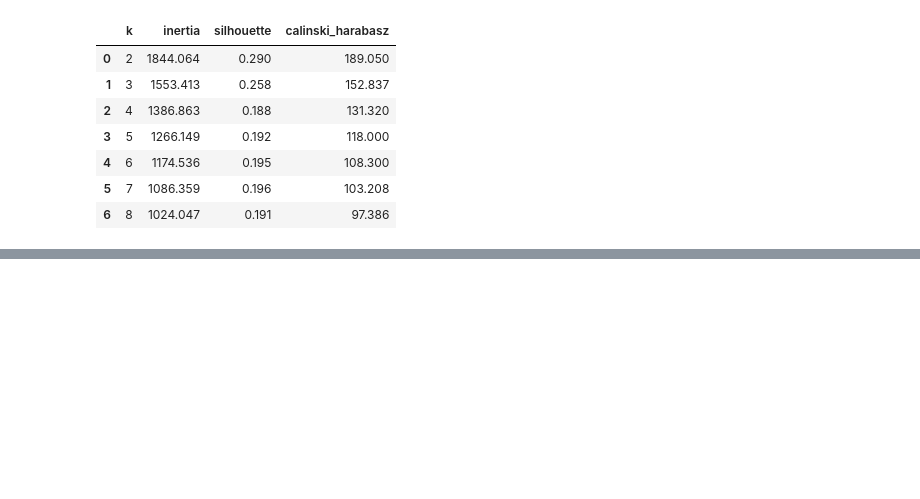
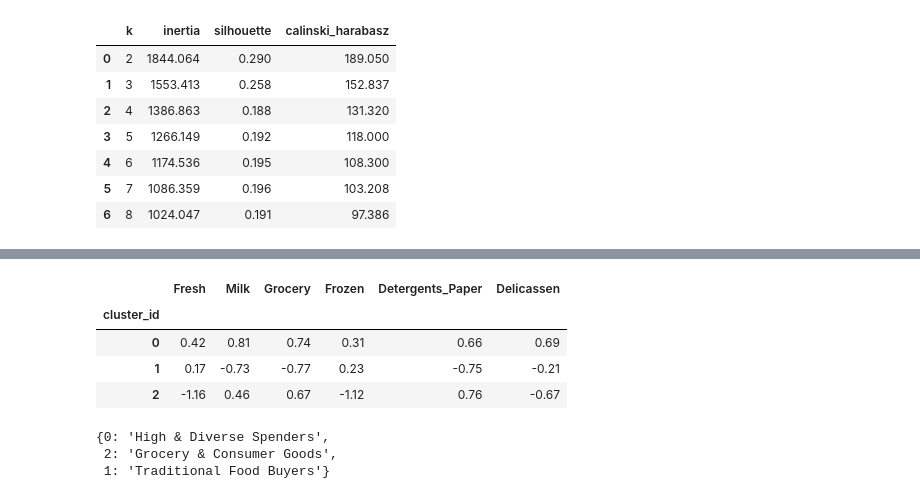
Before and after one commit to tandoan81194-dev/MachineLearning, a Jupyter notebook: K-means/Wholesale Customers - KMeans.ipynb, the cells around one changed output, grey strips where cells are left out. Cells and saved outputs as stored; diff of their text form; code cells hidden in the pictures; blank space fills up the shorter version.

```diff
--- a/K-means/Wholesale Customers - KMeans.ipynb
+++ b/K-means/Wholesale Customers - KMeans.ipynb
@@ -159,0 +170,40 @@ k được chọn sau khi cân bằng chất lượng và nhu cầu nghiệp v
+# %%
+kmeans = models[BUSINESS_K]
+cluster_id = kmeans.labels_
+df_segmented = df.copy()
+df_segmented["cluster_id"] = cluster_id
+
+cluster_centers_z = pd.DataFrame(kmeans.cluster_centers_, columns=FEATURES)
+cluster_centers_z.index.name = "cluster_id"
+cluster_centers_z.round(2)
+# %% [output]
+|  | Fresh | Milk | Grocery | Frozen | Detergents_Paper | Delicassen |
+| cluster_id |  |  |  |  |  |  |
+| 0 | 0.42 | 0.81 | 0.74 | 0.31 | 0.66 | 0.69 |
+| 1 | 0.17 | -0.73 | -0.77 | 0.23 | -0.75 | -0.21 |
+| 2 | -1.16 | 0.46 | 0.67 | -1.12 | 0.76 | -0.67 |
+# %%
+#  Stable mapping based on centroid features, independent of random cluster IDs.
+remaining = set(cluster_centers_z.index)
+high_spend_id = cluster_centers_z.mean(axis=1).idxmax()
+remaining.remove(high_spend_id)
+retail_score = (
+    cluster_centers_z["Grocery"] + cluster_centers_z["Detergents_Paper"]
+    - cluster_centers_z["Fresh"] - cluster_centers_z["Frozen"]
+)
+retail_id = retail_score.loc[list(remaining)].idxmax()
+remaining.remove(retail_id)
+fresh_food_id = remaining.pop()
+
+expert_label_map = {
+    int(high_spend_id): "High & Diverse Spenders",
+    int(retail_id): "Grocery & Consumer Goods",
+    int(fresh_food_id): "Traditional Food Buyers",
+}
+
+df_segmented["segment_label"] = df_segmented["cluster_id"].map(expert_label_map)
+expert_label_map
+# %% [output]
+{0: 'High & Diverse Spenders',
+ 2: 'Grocery & Consumer Goods',
+ 1: 'Traditional Food Buyers'}
```
Also changed, not shown: parts of 3 cells of this notebook.
